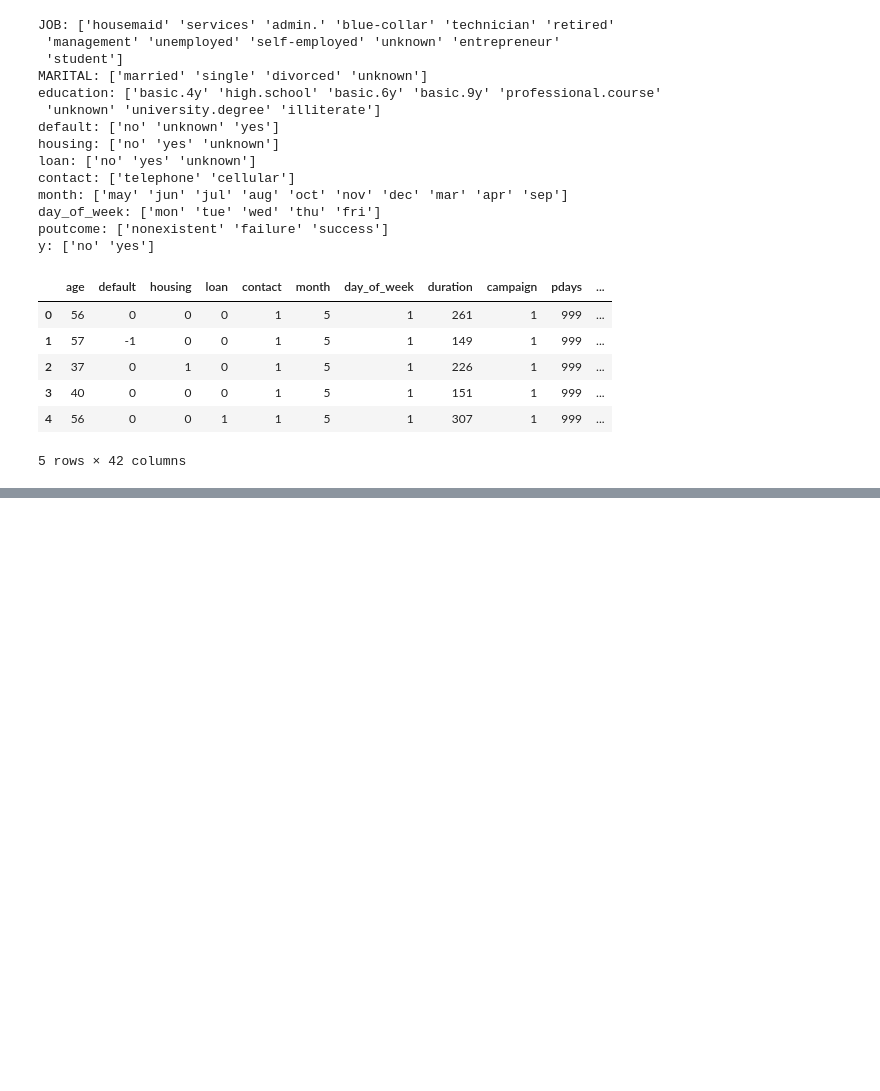
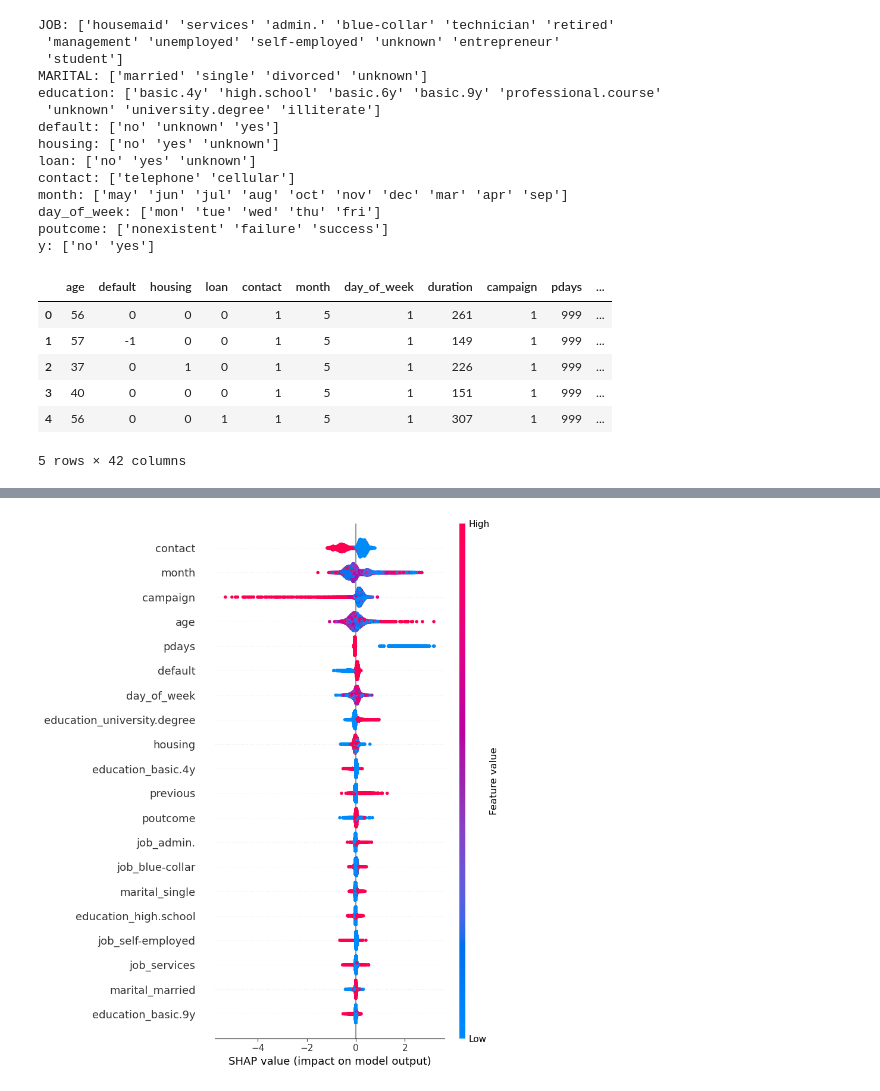
Before and after one commit to abhiramp1998/bias-mitigation-bank-marketing-ML, a Jupyter notebook: notebooks/initialXGBoost.ipynb, the cells around one changed output, grey strips where cells are left out. Saved outputs shown, nothing was run; the diff lists cells and outputs as text; code cells hidden in the pictures; blank space fills up the shorter version.

```diff
--- a/notebooks/initialXGBoost.ipynb
+++ b/notebooks/initialXGBoost.ipynb
@@ -137,0 +139,9 @@ plt.show()
+# %%
+# 计算 SHAP 值
+explainer = shap.Explainer(xgb_clf, X_train)
+shap_values = explainer(X_test)
+
+# 画出整体影响
+shap.summary_plot(shap_values, X_test)
+# %% [output]
+[figure, added]
```
Also changed, not shown: parts of 5 cells of this notebook.
